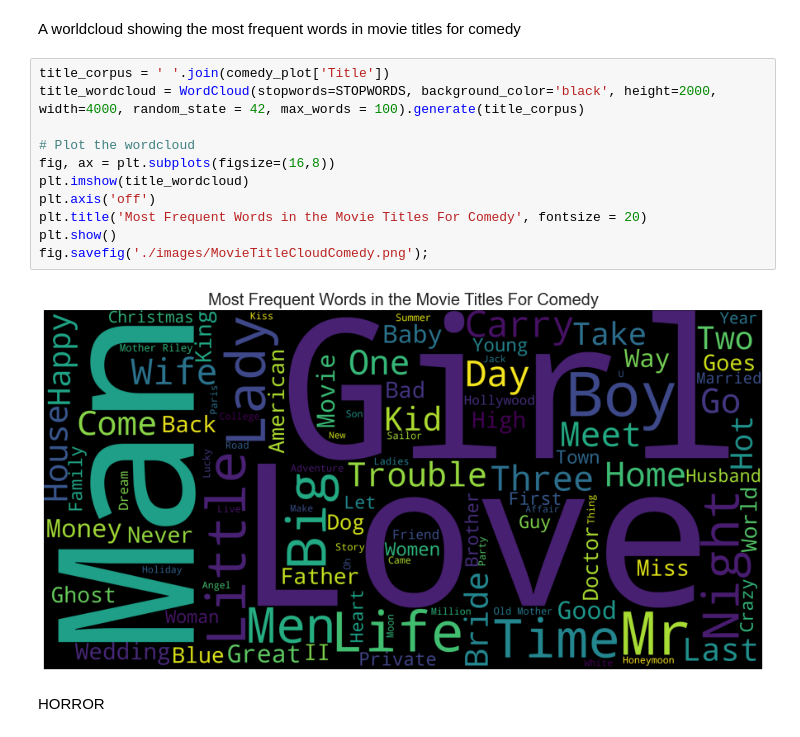
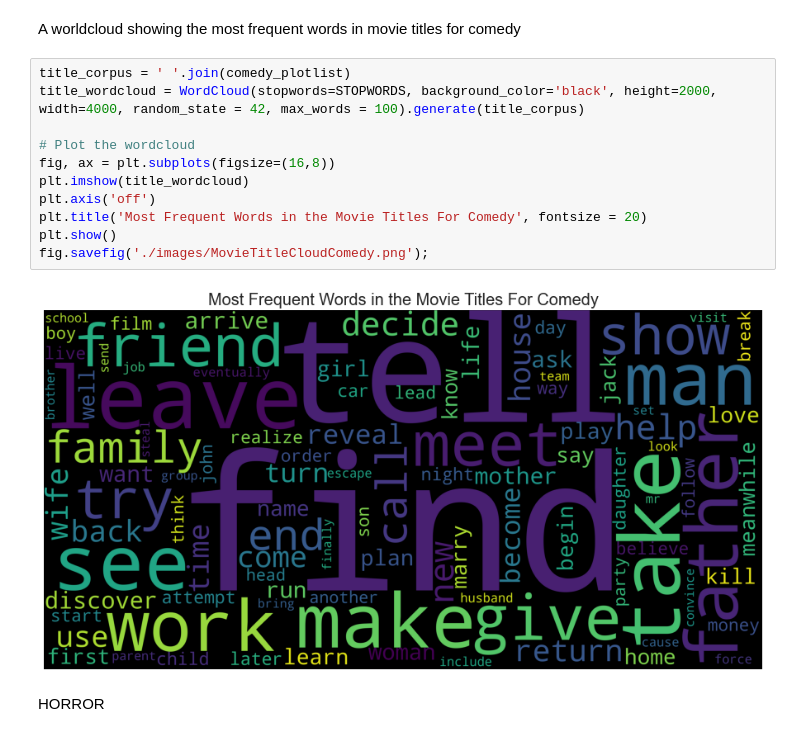
Before and after one commit to Wonuabimbola/movie-genre-prediction, a Jupyter notebook: predict_movie_genre_from_plot.ipynb, the cells around one changed output. Drawn from its saved outputs; the diff is of its cells as text.

```diff
--- a/predict_movie_genre_from_plot.ipynb
+++ b/predict_movie_genre_from_plot.ipynb
@@ -504,18 +502,18 @@ fig.savefig('./images/MoviePlotCloudComedy.png');
 # %% [markdown]
 A worldcloud showing the most frequent words in movie titles for comedy
 # %%
-title_corpus = ' '.join(comedy_plot['Title'])
+title_corpus = ' '.join(comedy_plotlist)
 title_wordcloud = WordCloud(stopwords=STOPWORDS, background_color='black', height=2000, width=4000, random_state = 42, max_words = 100).generate(title_corpus)
 
 # Plot the wordcloud
 fig, ax = plt.subplots(figsize=(16,8))
 plt.imshow(title_wordcloud)
 plt.axis('off')
 plt.title('Most Frequent Words in the Movie Titles For Comedy', fontsize = 20)
 plt.show()
 fig.savefig('./images/MovieTitleCloudComedy.png');
 # %% [output]
-[figure, old version]
+[figure, new version]
 # %% [markdown]
 HORROR
 # %% [markdown]
```
Also changed, not shown: parts of 44 cells of this notebook, 13 other files.
